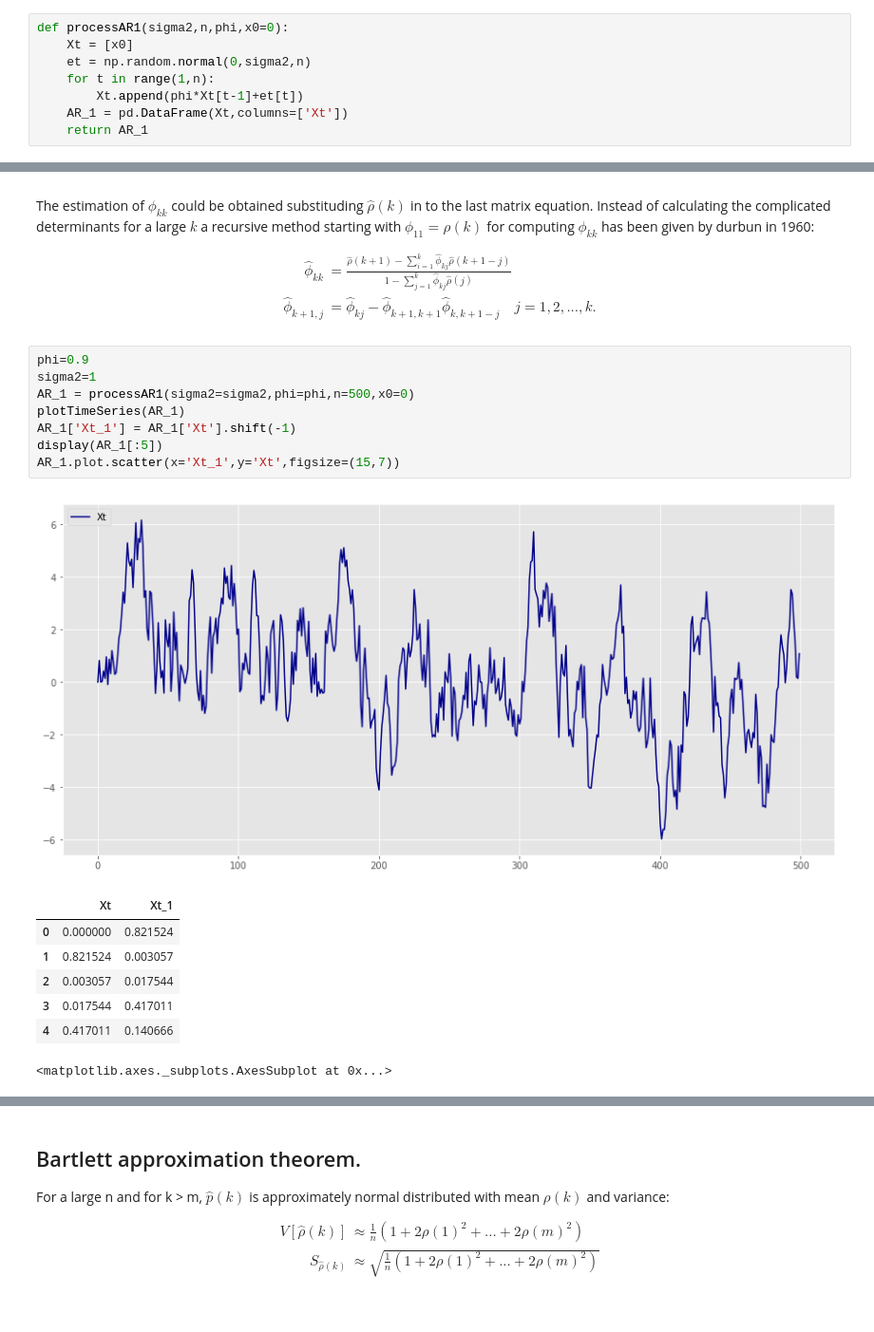
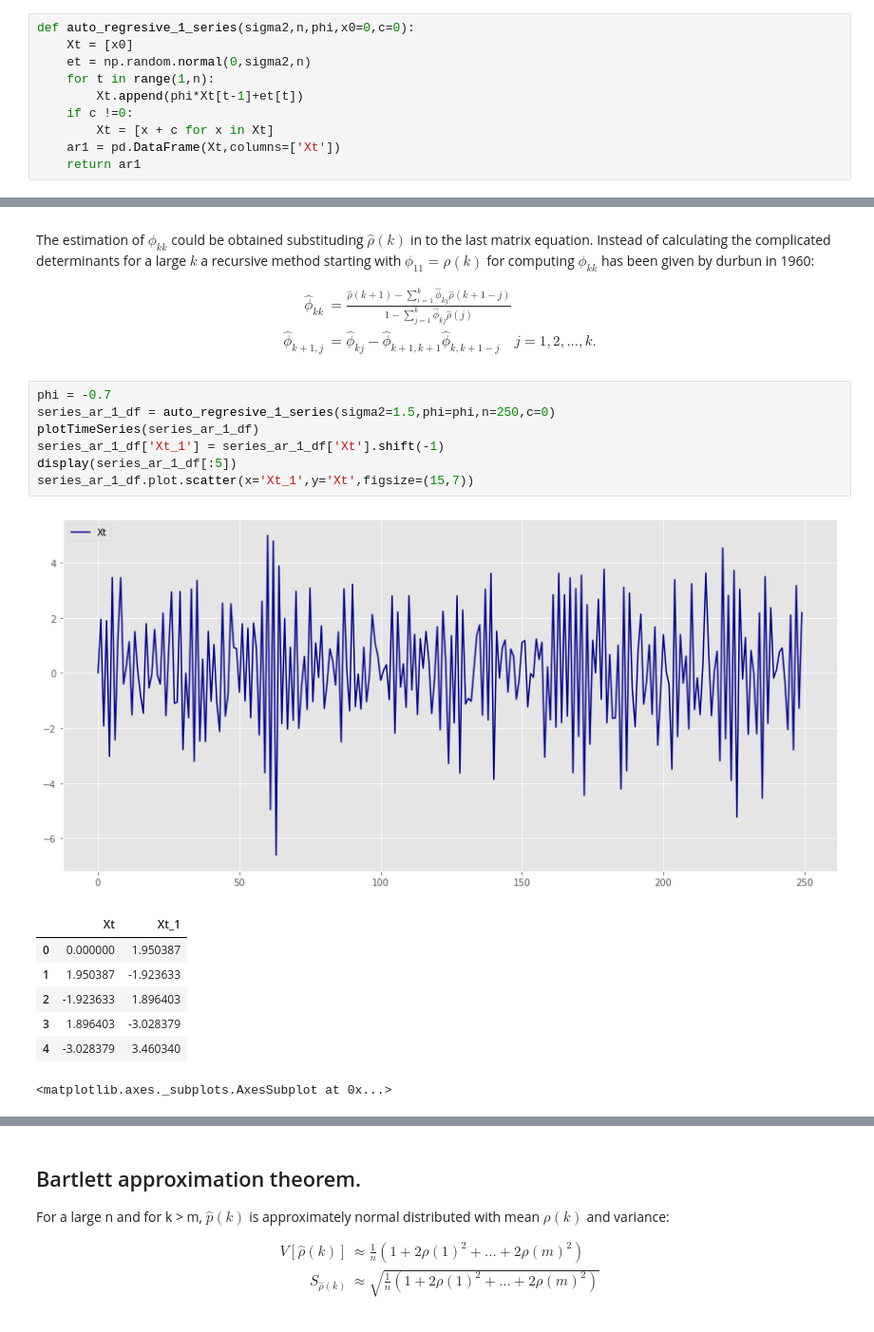
Before and after one commit to ErickEduardoAH/TimeSeriesAnalysis, a Jupyter notebook: 1.3 Time Series Stationary Models - Autoregresive Time Series.ipynb, the cells around one changed output, grey strips where cells are left out. Shown at 95% size. Cells and saved outputs as stored; diff of their text form.

```diff
--- a/1.3 Time Series Stationary Models - Autoregresive Time Series.ipynb
+++ b/1.3 Time Series Stationary Models - Autoregresive Time Series.ipynb
@@ -115,11 +115,13 @@ import pandas as pd
 import matplotlib.pyplot as plt
 plt.style.use('ggplot')
 # %%
-def processAR1(sigma2,n,phi,x0=0):
+def auto_regresive_1_series(sigma2,n,phi,x0=0,c=0):
     Xt = [x0]
     et = np.random.normal(0,sigma2,n)
     for t in range(1,n):
         Xt.append(phi*Xt[t-1]+et[t])
-    AR_1 = pd.DataFrame(Xt,columns=['Xt'])
-    return AR_1
+    if c !=0:
+        Xt = [x + c for x in Xt]
+    ar1 = pd.DataFrame(Xt,columns=['Xt'])
+    return ar1
 # %%
@@ -394,19 +396,18 @@ $$
 \end{align*}
 $$
 # %%
-phi=0.9
-sigma2=1
-AR_1 = processAR1(sigma2=sigma2,phi=phi,n=500,x0=0)
-plotTimeSeries(AR_1)
-AR_1['Xt_1'] = AR_1['Xt'].shift(-1)
-display(AR_1[:5])
-AR_1.plot.scatter(x='Xt_1',y='Xt',figsize=(15,7))
+phi = -0.7
+series_ar_1_df = auto_regresive_1_series(sigma2=1.5,phi=phi,n=250,c=0)
+plotTimeSeries(series_ar_1_df)
+series_ar_1_df['Xt_1'] = series_ar_1_df['Xt'].shift(-1)
+display(series_ar_1_df[:5])
+series_ar_1_df.plot.scatter(x='Xt_1',y='Xt',figsize=(15,7))
 # %% [output]
-[figure, old version]
+[figure, new version]
 |  | Xt | Xt_1 |
-| 0 | 0.000000 | 0.821524 |
-| 1 | 0.821524 | 0.003057 |
-| 2 | 0.003057 | 0.017544 |
-| 3 | 0.017544 | 0.417011 |
-| 4 | 0.417011 | 0.140666 |
+| 0 | 0.000000 | 1.950387 |
+| 1 | 1.950387 | -1.923633 |
+| 2 | -1.923633 | 1.896403 |
+| 3 | 1.896403 | -3.028379 |
+| 4 | -3.028379 | 3.460340 |
 <matplotlib.axes._subplots.AxesSubplot at 0x...>
```
Also changed, not shown: parts of 16 cells of this notebook, 1 other file.
